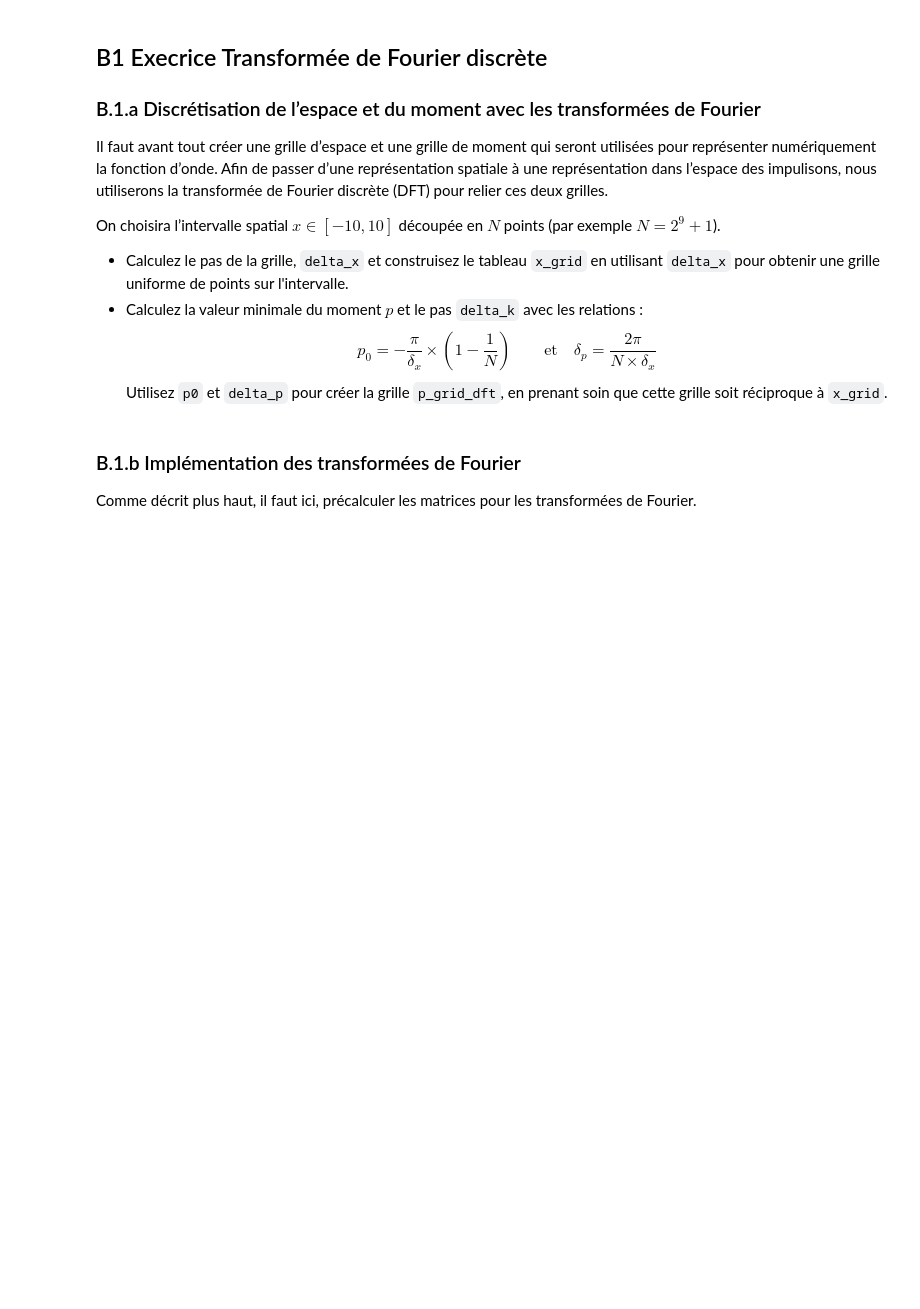
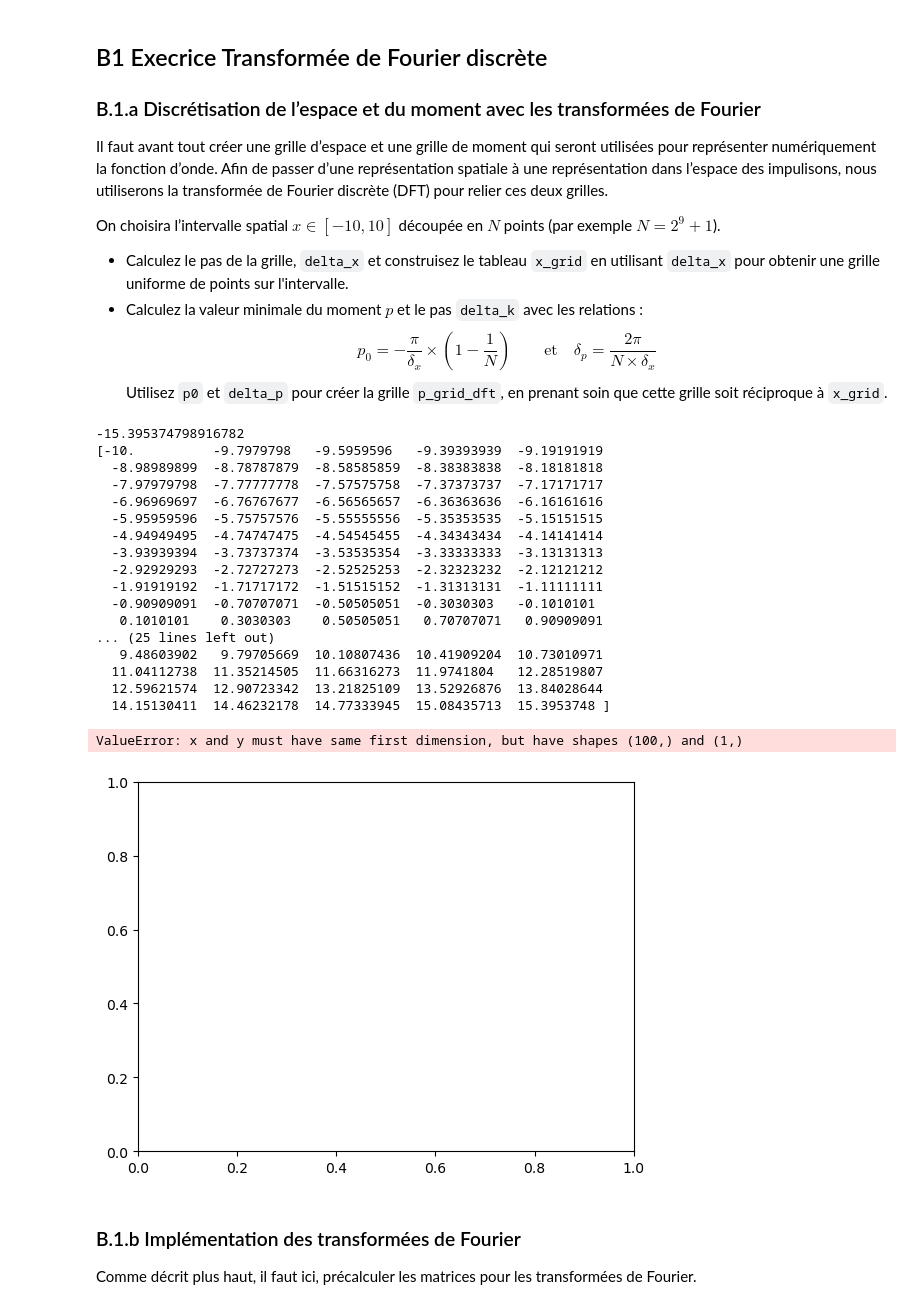
Before and after one commit to Flo-9538/Effet-tunnel-et-marche-de-potentiel, a Jupyter notebook: TP4-Fourier-quantum.ipynb, the cells around one changed output. Drawn from its saved outputs; the diff is of its cells as text; code cells hidden in the pictures; blank space fills up the shorter version.

```diff
--- a/TP4-Fourier-quantum.ipynb
+++ b/TP4-Fourier-quantum.ipynb
@@ -145,7 +147,80 @@ Utilisez `p0` et `delta_p` pour créer la grille `p_grid_dft`, en prenant soin q
 # %%
 ### BEGIN SOLUTION
 
+# constantes
+N=100
+x_min=-10
+x_max=10
+
+#grille
+delta_x=(np.abs(x_min)+np.abs(x_max))/(N-1)
+x_grid=np.linspace(-10,10,N)
+
+delta_p=2*np.pi/(N*delta_x)
+p0=-np.pi/delta_x*(1-1/N)
+#p_grid=np.zeros(N)
+p_grid = np.linspace(p0, p0 + (N - 1) * delta_p, N)
+print(p0)
+print(x_grid)
+print(p_grid)
+
+
+# fonction p
+p=p0
+
+"""
+for i in range (0,N):
+    p_grid[i]=p
+    p+=delta_p
+    """
+"""
+print(p0)
+print(x_grid)
+print(p_grid)
+"""
+
+
+#  Exemple de données évolutives (fonction d'onde à différents instants)
+
+
+# Exemple de fonction pour extraire les valeurs y (par exemple, le carré de l'amplitude de la fonction d'onde)
+def fonction_y(t_index):
+    return (p_grid[t_index])
+
+# Définir les étiquettes des axes
+labels = [r'$x$', r'$|\psi(x,t)|^2$']
+
+# Paramètres du graphique (optionnels)
+params_tracés = {'xlim': [x_grid[0], x_grid[-1]], 'ylim': [p_grid[0], p_grid[-1]], 'intervalle': N}
+
+# Appeler la fonction d'animation
+anim = animer_donnees(p_grid, x_grid, fonction_y, labels, params_tracés)
+
+# Afficher l'animation
+plt.show()
+#HTML(anim.to_jshtml())
+
 ### END SOLUTION
+# %% [output]
+-15.395374798916782
+[-10.          -9.7979798   -9.5959596   -9.39393939  -9.19191919
+  -8.98989899  -8.78787879  -8.58585859  -8.38383838  -8.18181818
+  -7.97979798  -7.77777778  -7.57575758  -7.37373737  -7.17171717
+  -6.96969697  -6.76767677  -6.56565657  -6.36363636  -6.16161616
+  -5.95959596  -5.75757576  -5.55555556  -5.35353535  -5.15151515
+  -4.94949495  -4.74747475  -4.54545455  -4.34343434  -4.14141414
+  -3.93939394  -3.73737374  -3.53535354  -3.33333333  -3.13131313
+  -2.92929293  -2.72727273  -2.52525253  -2.32323232  -2.12121212
+  -1.91919192  -1.71717172  -1.51515152  -1.31313131  -1.11111111
+  -0.90909091  -0.70707071  -0.50505051  -0.3030303   -0.1010101
+   0.1010101    0.3030303    0.50505051   0.70707071   0.90909091
+... (25 lines left out)
+   9.48603902   9.79705669  10.10807436  10.41909204  10.73010971
+  11.04112738  11.35214505  11.66316273  11.9741804   12.28519807
+  12.59621574  12.90723342  13.21825109  13.52926876  13.84028644
+  14.15130411  14.46232178  14.77333945  15.08435713  15.3953748 ]
+ValueError: x and y must have same first dimension, but have shapes (100,) and (1,)
+[figure, added]
 # %% [markdown]
 ### B.1.b Implémentation des transformées de Fourier
 
```
Also changed, not shown: parts of 1 cell of this notebook, 1 other file.
